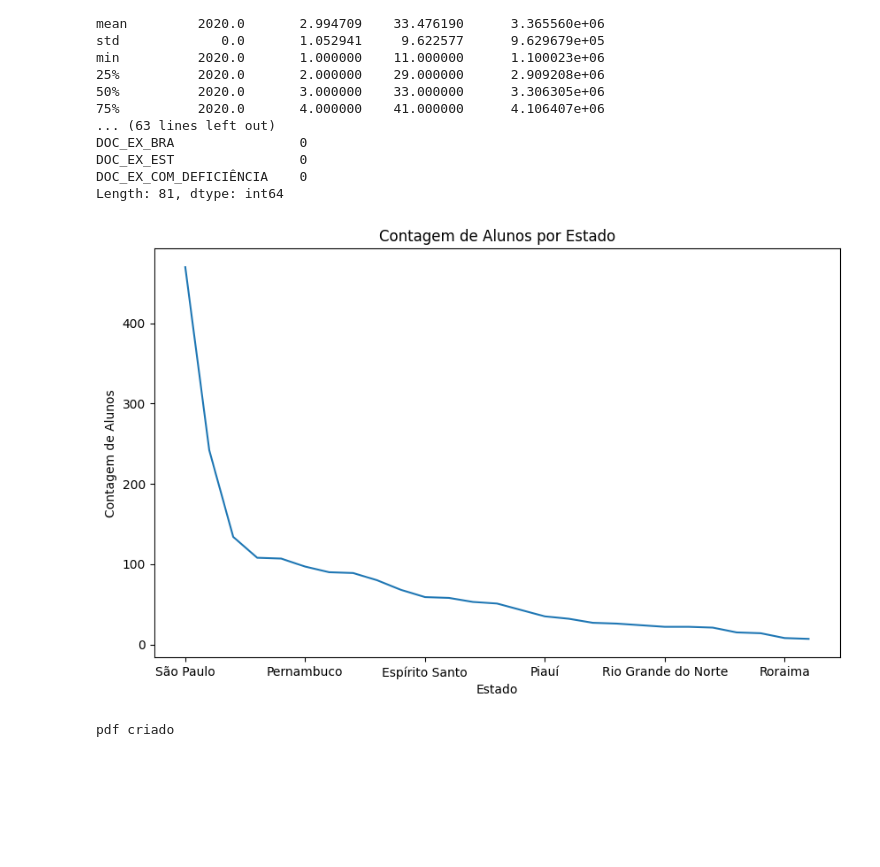
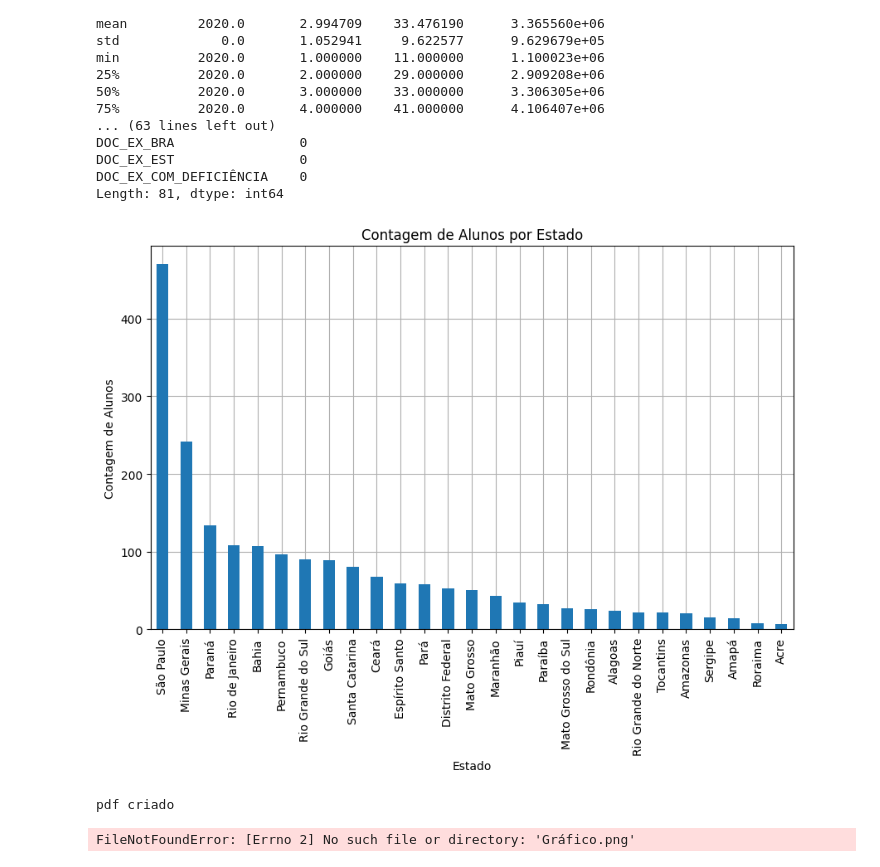
Before and after one commit to GrazyGoncalves/2, a Jupyter notebook: Dataframe/exercício.ipynb, the cells around one changed output. Cells and saved outputs as stored; diff of their text form; code cells hidden in the pictures; blank space fills up the shorter version.

```diff
--- a/Dataframe/exercício.ipynb
+++ b/Dataframe/exercício.ipynb
@@ -33,14 +33,15 @@ Length: 81, dtype: int64
 #excluir valores nulos
 df.dropna(inplace=True)
 # %%
-#gerar gráfico
 state_counts = df['NO_UF_IES'].value_counts()
-state_counts.plot(kind='line', title='Contagem de Alunos por Estado', figsize=(10, 6))
-plt.xlabel('Estado')
-plt.ylabel('Contagem de Alunos')
+ax = state_counts.plot(kind='bar', title='Contagem de Alunos por Estado', figsize=(10, 6))
+ax.set_xlabel('Estado')
+ax.set_ylabel('Contagem de Alunos')
+ax.grid(True)  # Adiciona as grades
+ax.set_axisbelow(True)  # Coloca as grades abaixo das barras
 plt.show()
 # %% [output]
-[figure, old version]
+[figure, new version]
 # %%
 #gerar arquivo pdf
 from fpdf import FPDF
@@ -56,5 +57,7 @@ pdf = FPDF()
 pdf.add_page()
 pdf.set_font('times', '', 16)
 pdf.cell(w=0, h=0)
-pdf.image(name='Gráfico.png', x=2, y=50, w=200)
+pdf.image(name='grafico.png', x=2, y=50, w=200)
 pdf.output('Cadastro IES 2020.pdf')
+# %% [output]
+FileNotFoundError: [Errno 2] No such file or directory: 'Gráfico.png'
```
Also changed, not shown: parts of 1 cell of this notebook, 2 other files.
